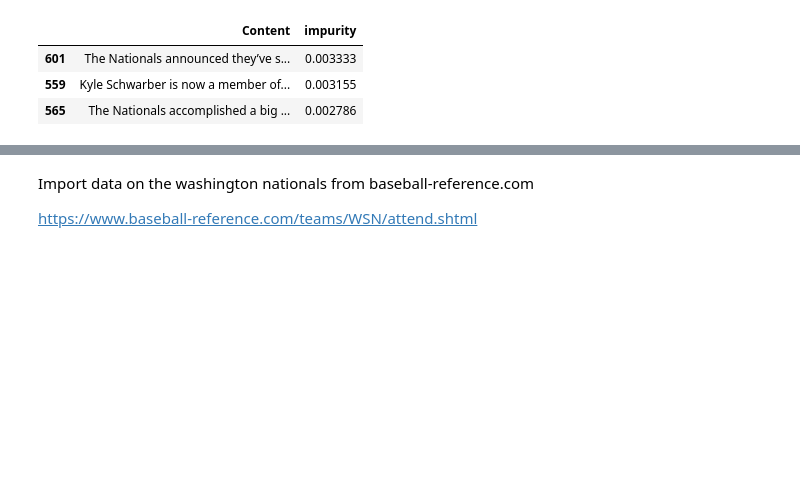
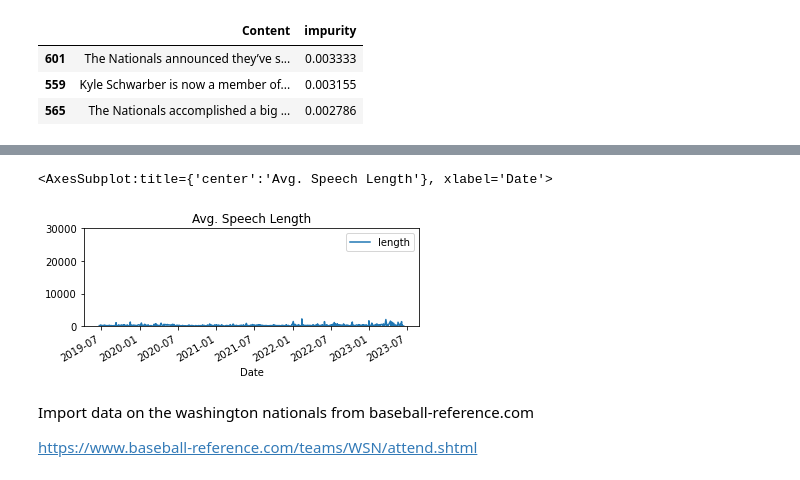
Before and after one commit to ApkimCA/AppliedTextMining_Team11, a Jupyter notebook: nationals_code.ipynb, the cells around one changed output, grey strips where cells are left out. Drawn from its saved outputs; the diff is of its cells as text; code cells hidden in the pictures; blank space fills up the shorter version.

```diff
--- a/nationals_code.ipynb
+++ b/nationals_code.ipynb
@@ -262,3 +235,9 @@ TypeError: expected string or bytes-like object
+# %%
+df.groupby('Date').agg({'length': 'mean'}) \
+  .plot(title="Avg. Speech Length", ylim=(0,30000), figsize=(6,2))
+# %% [output]
+<AxesSubplot:title={'center':'Avg. Speech Length'}, xlabel='Date'>
+[figure, added]
 # %% [markdown]
 Import data on the washington nationals from baseball-reference.com
 
```
Also changed, not shown: parts of 15 cells of this notebook.
